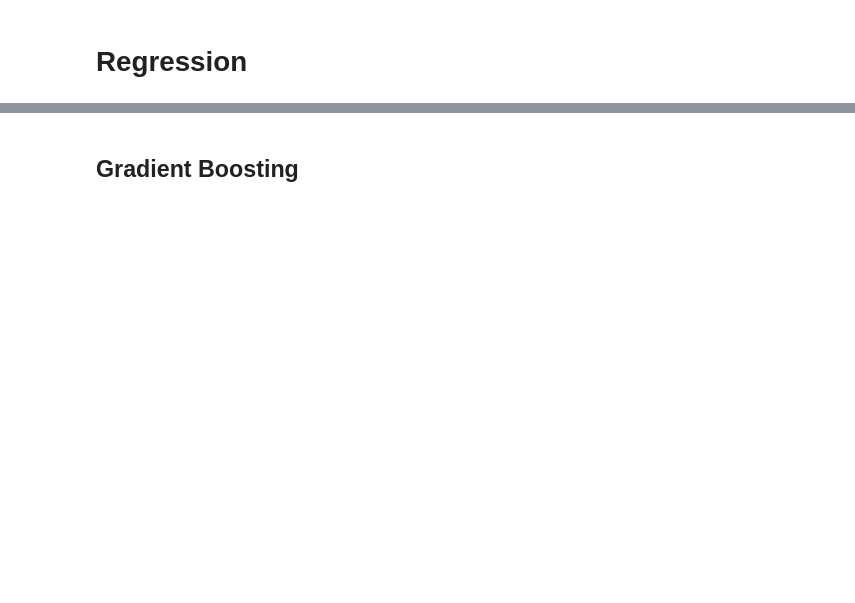
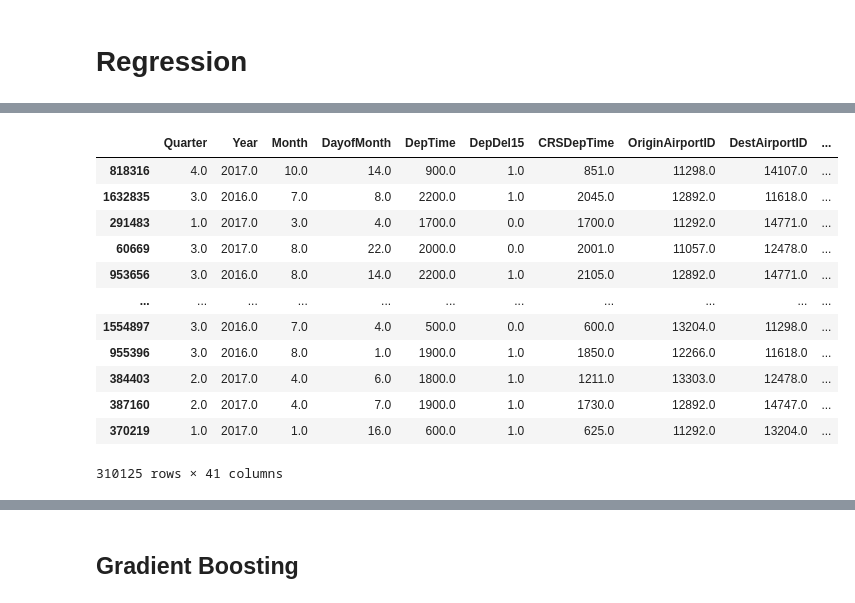
Before and after one commit to AMVamsi/Flight_Delay_Prediction, a Jupyter notebook: Regression .ipynb, the cells around one changed output, grey strips where cells are left out. Saved outputs shown, nothing was run; the diff lists cells and outputs as text; code cells hidden in the pictures; blank space fills up the shorter version.

```diff
--- a/Regression .ipynb
+++ b/Regression .ipynb
@@ -18,0 +33,2 @@ df
+# %%
+train, test = train_test_split(df, test_size=0.2, random_state=32)
@@ -18,0 +38,21 @@ df
+# %%
+#taking delay data to train the model
+delay_train = train.loc[train["ArrDel15"] == 1]
+delay_test = test.loc[test["ArrDel15"] == 1]
+# %%
+dt=pd.DataFrame(delay_train)
+dt
+# %% [output]
+|  | Quarter | Year | Month | DayofMonth | DepTime | DepDel15 | CRSDepTime | OriginAirportID | DestAirportID | ... |
+| 818316 | 4.0 | 2017.0 | 10.0 | 14.0 | 900.0 | 1.0 | 851.0 | 11298.0 | 14107.0 | ... |
+| 1632835 | 3.0 | 2016.0 | 7.0 | 8.0 | 2200.0 | 1.0 | 2045.0 | 12892.0 | 11618.0 | ... |
+| 291483 | 1.0 | 2017.0 | 3.0 | 4.0 | 1700.0 | 0.0 | 1700.0 | 11292.0 | 14771.0 | ... |
+| 60669 | 3.0 | 2017.0 | 8.0 | 22.0 | 2000.0 | 0.0 | 2001.0 | 11057.0 | 12478.0 | ... |
+| 953656 | 3.0 | 2016.0 | 8.0 | 14.0 | 2200.0 | 1.0 | 2105.0 | 12892.0 | 14771.0 | ... |
+| ... | ... | ... | ... | ... | ... | ... | ... | ... | ... | ... |
+| 1554897 | 3.0 | 2016.0 | 7.0 | 4.0 | 500.0 | 0.0 | 600.0 | 13204.0 | 11298.0 | ... |
+| 955396 | 3.0 | 2016.0 | 8.0 | 1.0 | 1900.0 | 1.0 | 1850.0 | 12266.0 | 11618.0 | ... |
+| 384403 | 2.0 | 2017.0 | 4.0 | 6.0 | 1800.0 | 1.0 | 1211.0 | 13303.0 | 12478.0 | ... |
+| 387160 | 2.0 | 2017.0 | 4.0 | 7.0 | 1900.0 | 1.0 | 1730.0 | 12892.0 | 14747.0 | ... |
+| 370219 | 1.0 | 2017.0 | 1.0 | 16.0 | 600.0 | 1.0 | 625.0 | 11292.0 | 13204.0 | ... |
+310125 rows × 41 columns
```
Also changed, not shown: parts of 19 cells of this notebook.
